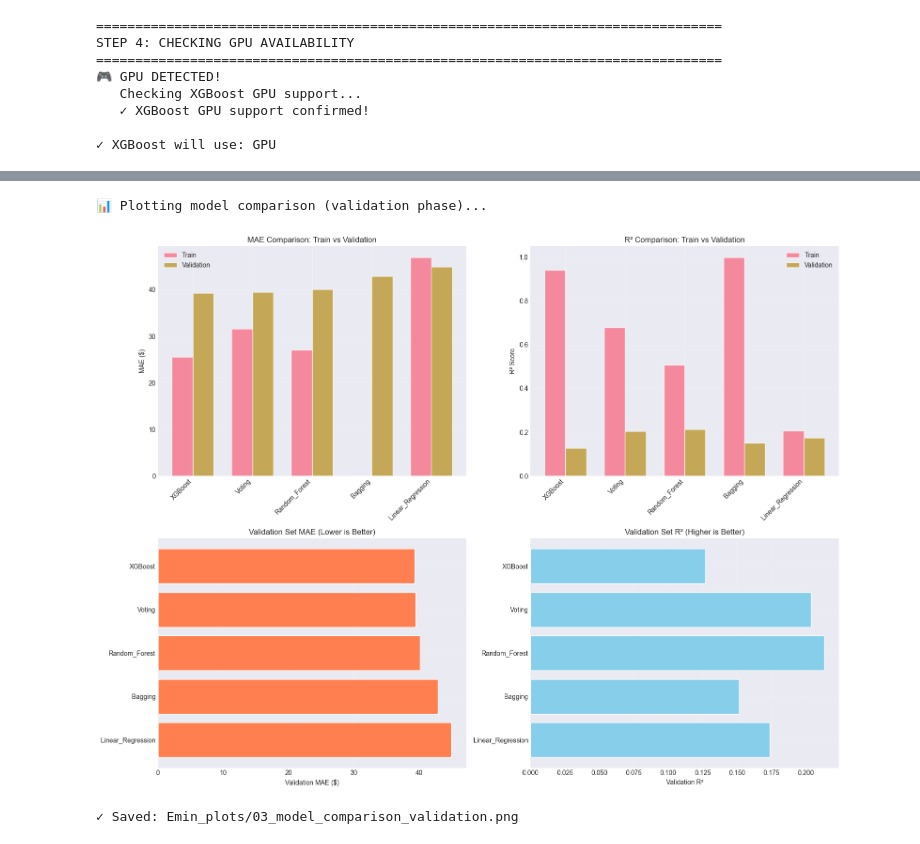
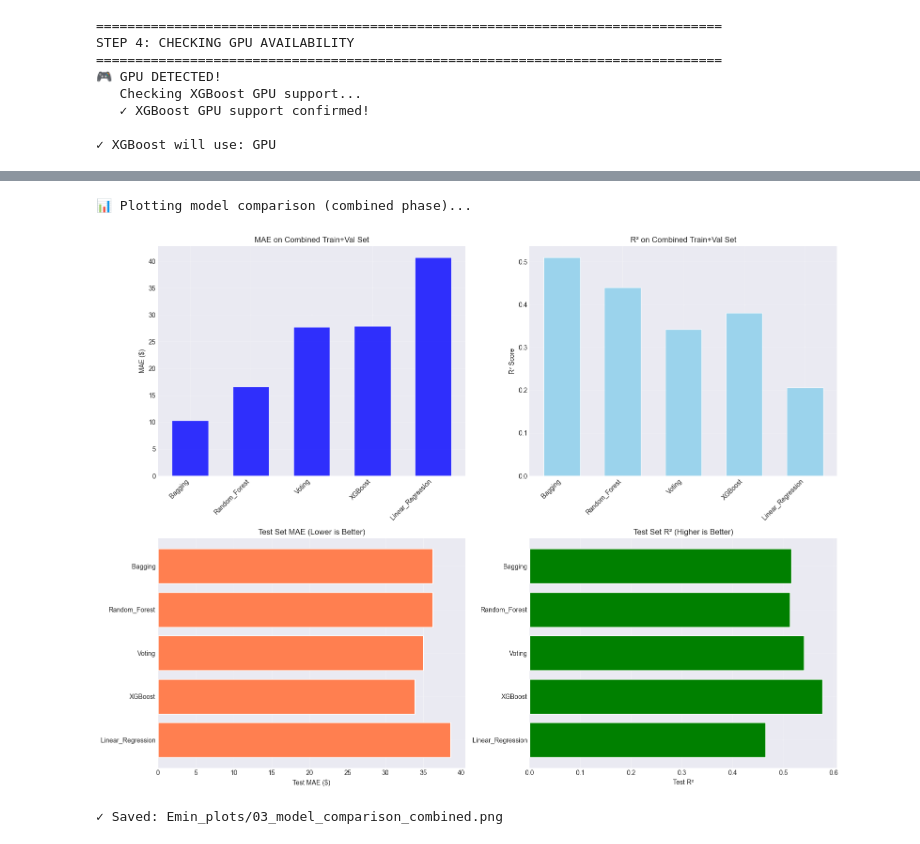
Before and after one commit to EminHALLAK/Airbnb-Price_Predection, a Jupyter notebook: EMİN_HALLAK_22040301163_almostengineers.ipynb, the cells around one changed output, grey strips where cells are left out. Cells and saved outputs as stored; diff of their text form; code cells hidden in the pictures.

```diff
--- a/EMİN_HALLAK_22040301163_almostengineers.ipynb
+++ b/EMİN_HALLAK_22040301163_almostengineers.ipynb
@@ -278,17 +309,17 @@ print("="*80)
 # F-statistic
 print("  Computing F-statistic...")
 f_selector = SelectKBest(f_regression, k='all')
-f_selector.fit(X_train_eng, y_train)
+f_selector.fit(X_trainval_eng, y_trainval)
 f_scores = f_selector.scores_
 
 # Mutual Information
 print("  Computing Mutual Information...")
-mi_scores = mutual_info_regression(X_train_eng, y_train, random_state=42)
+mi_scores = mutual_info_regression(X_trainval_eng, y_trainval, random_state=42)
 
 # Random Forest Importance
 print("  Computing Random Forest Importance...")
 rf_temp = RandomForestRegressor(n_estimators=100, random_state=42, n_jobs=-1, max_depth=10)
-rf_temp.fit(X_train_eng, y_train)
+rf_temp.fit(X_trainval_eng, y_trainval)
 rf_importance = rf_temp.feature_importances_
 
 # Combine scores
@@ -427,7 +458,7 @@ try:
 
         try:
             test_model = XGBRegressor(tree_method='hist', device='cuda', n_estimators=10)
-            test_model.fit(X_train_eng[:100], y_train[:100])
+            test_model.fit(X_trainval_eng[:100], y_trainval[:100])
             print("   ✓ XGBoost GPU support confirmed!")
             use_gpu = True
         except Exception as e:
@@ -882,53 +907,49 @@ Val MAPE: 27.48%
 # %%
-# VISUALIZE MODEL COMPARISON (VALIDATION PHASE)
-print("\n📊 Plotting model comparison (validation phase)...")
+# VISUALIZE MODEL COMPARISON (COMBINED PHASE)
+print("\n📊 Plotting model comparison (combined phase)...")
 
 fig, axes = plt.subplots(2, 2, figsize=(16, 12))
 
 models = comparison_df.index
 x = np.arange(len(models))
-width = 0.35
+width = 0.6
 
-# MAE comparison (Train vs Val)
-axes[0, 0].bar(x - width/2, comparison_df['train_mae'], width, label='Train', alpha=0.8)
-axes[0, 0].bar(x + width/2, comparison_df['val_mae'], width, label='Validation', alpha=0.8)
+# MAE comparison
+axes[0, 0].bar(x, comparison_df['train_mae'], width, label='Train+Val', alpha=0.8, color='blue')
 axes[0, 0].set_ylabel('MAE ($)')
-axes[0, 0].set_title('MAE Comparison: Train vs Validation')
+axes[0, 0].set_title('MAE on Combined Train+Val Set')
 axes[0, 0].set_xticks(x)
 axes[0, 0].set_xticklabels(models, rotation=45, ha='right')
-axes[0, 0].legend()
 axes[0, 0].grid(True, alpha=0.3)
 
-# R² comparison (Train vs Val)
-axes[0, 1].bar(x - width/2, comparison_df['train_r2'], width, label='Train', alpha=0.8)
-axes[0, 1].bar(x + width/2, comparison_df['val_r2'], width, label='Validation', alpha=0.8)
+# R² comparison
+axes[0, 1].bar(x, comparison_df['train_r2'], width, label='Train+Val', alpha=0.8, color='skyblue')
 axes[0, 1].set_ylabel('R² Score')
-axes[0, 1].set_title('R² Comparison: Train vs Validation')
+axes[0, 1].set_title('R² on Combined Train+Val Set')
 axes[0, 1].set_xticks(x)
 axes[0, 1].set_xticklabels(models, rotation=45, ha='right')
-axes[0, 1].legend()
 axes[0, 1].grid(True, alpha=0.3)
 
-# Validation MAE only (sorted)
-axes[1, 0].barh(models, comparison_df['val_mae'], color='coral')
-axes[1, 0].set_xlabel('Validation MAE ($)')
-axes[1, 0].set_title('Validation Set MAE (Lower is Better)')
+# Test MAE
+axes[1, 0].barh(models, comparison_df['test_mae'], color='coral')
+axes[1, 0].set_xlabel('Test MAE ($)')
+axes[1, 0].set_title('Test Set MAE (Lower is Better)')
 axes[1, 0].invert_yaxis()
 axes[1, 0].grid(True, alpha=0.3)
 
-# Validation R² only (sorted)
-axes[1, 1].barh(models, comparison_df['val_r2'], color='skyblue')
-axes[1, 1].set_xlabel('Validation R²')
-axes[1, 1].set_title('Validation Set R² (Higher is Better)')
+# Test R²
+axes[1, 1].barh(models, comparison_df['test_r2'], color='green')
+axes[1, 1].set_xlabel('Test R²')
+axes[1, 1].set_title('Test Set R² (Higher is Better)')
 axes[1, 1].invert_yaxis()
 axes[1, 1].grid(True, alpha=0.3)
 
 plt.tight_layout()
-plt.savefig('Emin_plots/03_model_comparison_validation.png', dpi=300, bbox_inches='tight')
+plt.savefig('Emin_plots/03_model_comparison_combined.png', dpi=300, bbox_inches='tight')
 plt.show()
-print("✓ Saved: Emin_plots/03_model_comparison_validation.png")
+print("✓ Saved: Emin_plots/03_model_comparison_combined.png")
 # %% [output]
-📊 Plotting model comparison (validation phase)...
+📊 Plotting model comparison (combined phase)...
-[figure, old version]
+[figure, new version]
-✓ Saved: Emin_plots/03_model_comparison_validation.png
+✓ Saved: Emin_plots/03_model_comparison_combined.png
 # %%
```
Also changed, not shown: parts of 19 cells of this notebook.
